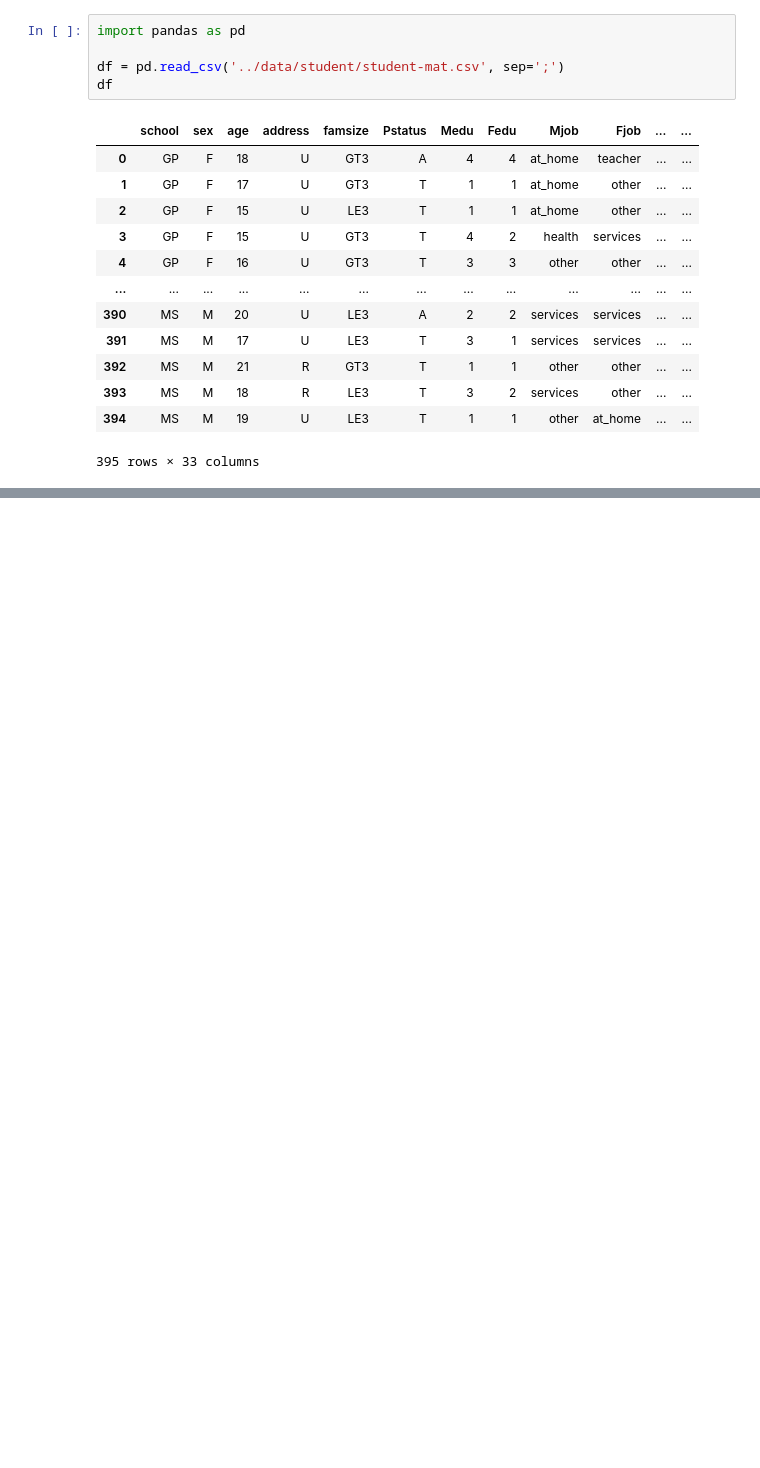
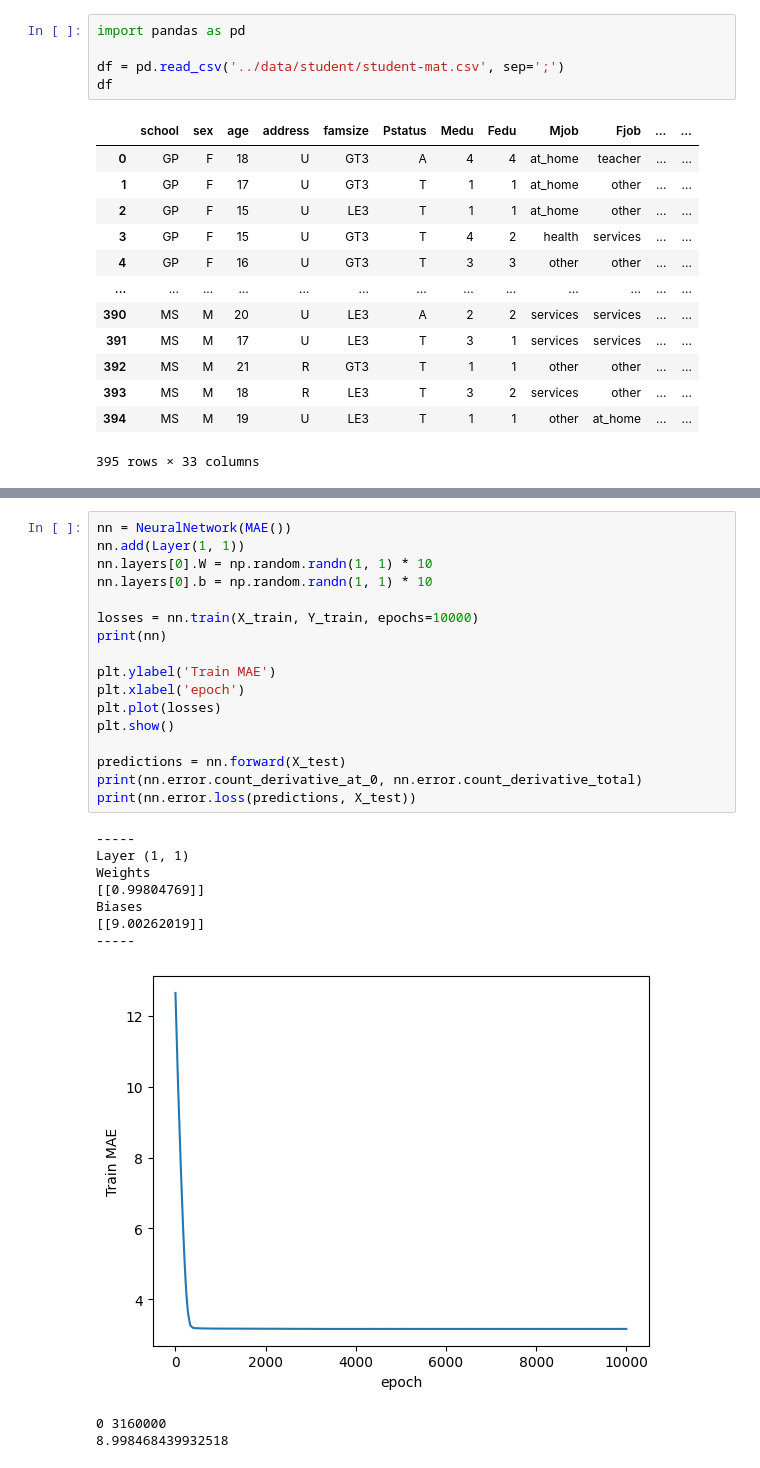
Before and after one commit to bogdan-pechounov/neural-networks-from-scratch, a Jupyter notebook: neural_networks/src/train_school_dataset.ipynb, the cells around one changed output, grey strips where cells are left out. Cells and saved outputs as stored; diff of their text form; blank space fills up the shorter version.

```diff
--- a/neural_networks/src/train_school_dataset.ipynb
+++ b/neural_networks/src/train_school_dataset.ipynb
@@ -35,0 +97,28 @@ df.filter(items=['studytime'])
+# %%
+nn = NeuralNetwork(MAE())
+nn.add(Layer(1, 1))
+nn.layers[0].W = np.random.randn(1, 1) * 10
+nn.layers[0].b = np.random.randn(1, 1) * 10
+
+losses = nn.train(X_train, Y_train, epochs=10000)
+print(nn)
+
+plt.ylabel('Train MAE')
+plt.xlabel('epoch')
+plt.plot(losses)
+plt.show()
+
+predictions = nn.forward(X_test)
+print(nn.error.count_derivative_at_0, nn.error.count_derivative_total)
+print(nn.error.loss(predictions, X_test))
+# %% [output]
+-----
+Layer (1, 1)
+Weights
+[[0.99804769]]
+Biases
+[[9.00262019]]
+-----
+[figure, added]
+0 3160000
+8.998468439932518
```
Also changed, not shown: parts of 7 cells of this notebook, 9 other files.
